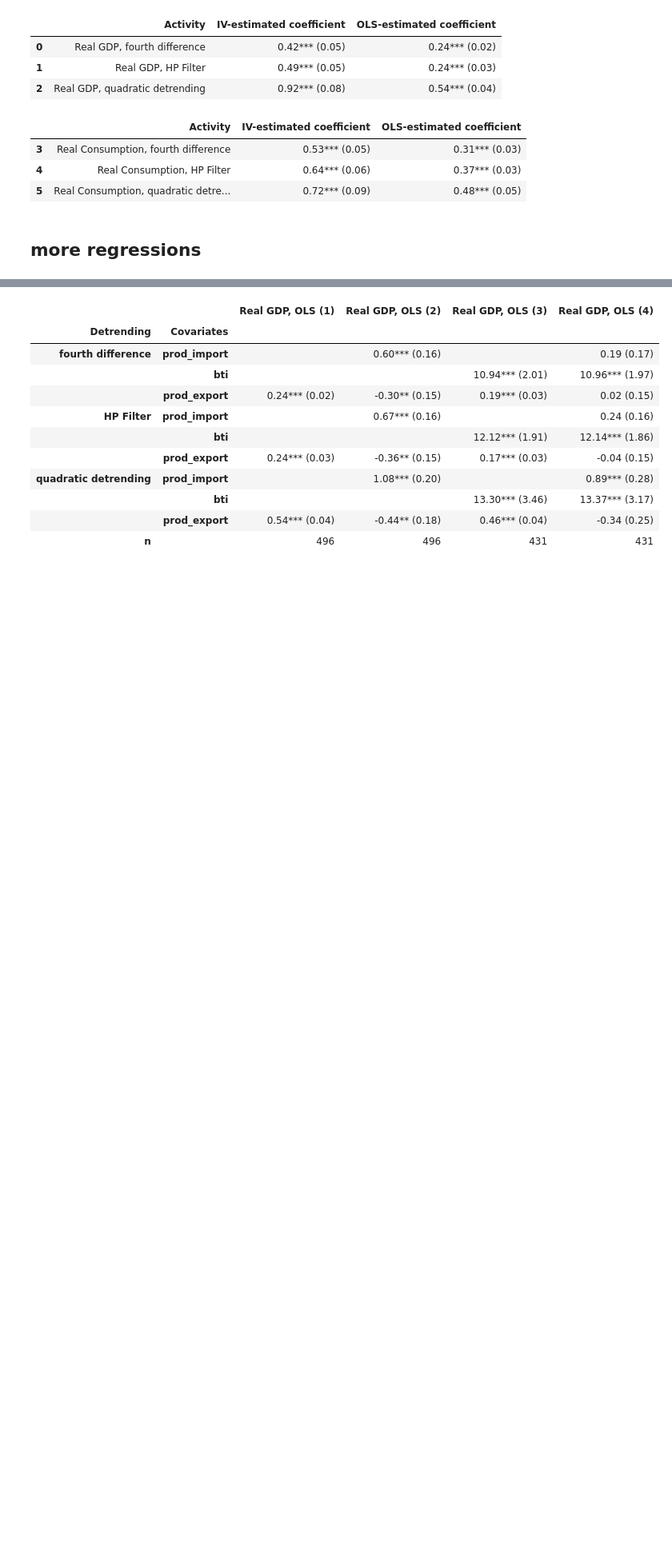
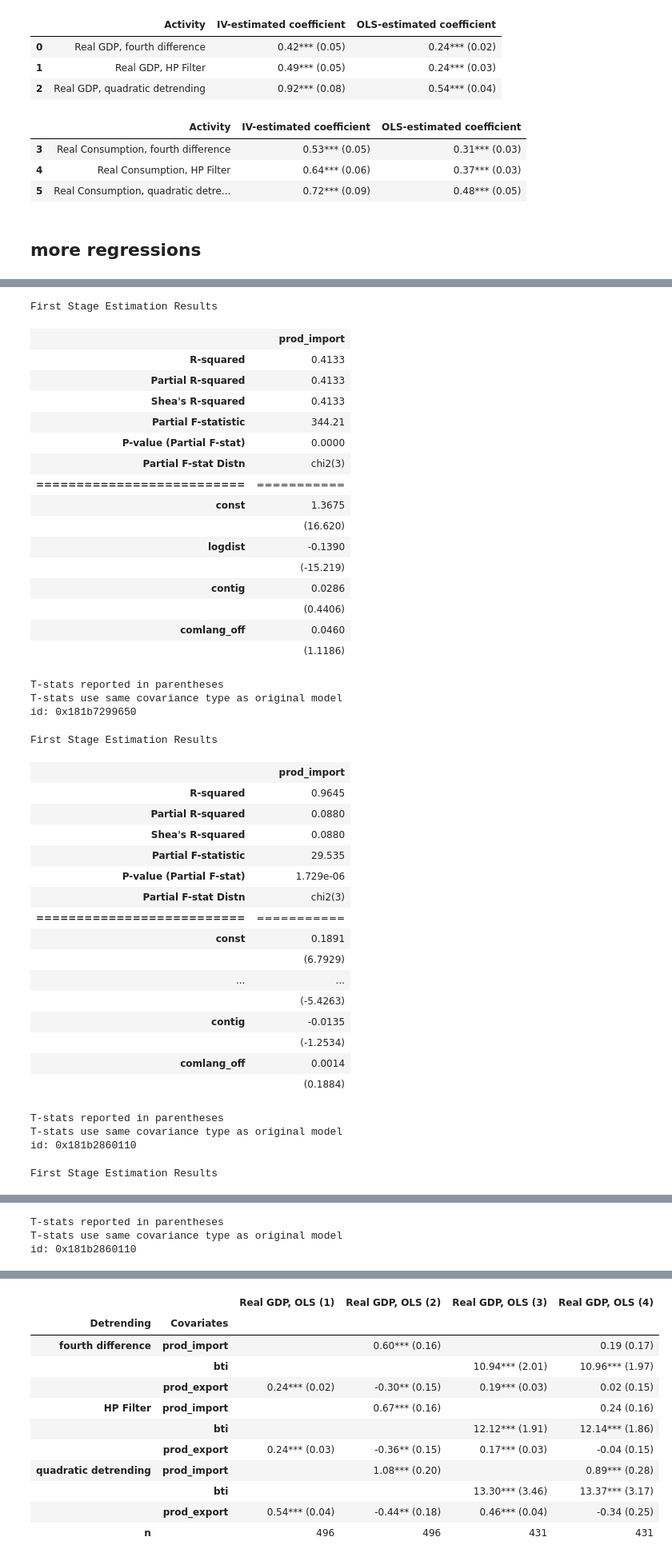
Before and after one commit to emilyfu1/correlationmodule, a Jupyter notebook: main.ipynb, the cells around one changed output, grey strips where cells are left out. Shown at 80% size. Cells and saved outputs as stored; diff of their text form; code cells hidden in the pictures; blank space fills up the shorter version.

```diff
--- a/main.ipynb
+++ b/main.ipynb
@@ -510,0 +573,45 @@ Notes:
+# %%
+for regression in cons_iv_results:
+    display(cons_iv_results[regression].first_stage)
+# %% [output]
+First Stage Estimation Results
+|  | prod_import |
+| R-squared | 0.4133 |
+| Partial R-squared | 0.4133 |
+| Shea's R-squared | 0.4133 |
+| Partial F-statistic | 344.21 |
+| P-value (Partial F-stat) | 0.0000 |
+| Partial F-stat Distn | chi2(3) |
+| ========================== | =========== |
+| const | 1.3675 |
+|  | (16.620) |
+| logdist | -0.1390 |
+|  | (-15.219) |
+| contig | 0.0286 |
+|  | (0.4406) |
+| comlang_off | 0.0460 |
+|  | (1.1186) |
+T-stats reported in parentheses
+T-stats use same covariance type as original model
+id: 0x181b7299650
+First Stage Estimation Results
+|  | prod_import |
+| R-squared | 0.9645 |
+| Partial R-squared | 0.0880 |
+| Shea's R-squared | 0.0880 |
+| Partial F-statistic | 29.535 |
+| P-value (Partial F-stat) | 1.729e-06 |
+| Partial F-stat Distn | chi2(3) |
+| ========================== | =========== |
+| const | 0.1891 |
+|  | (6.7929) |
+| ... | ... |
+|  | (-5.4263) |
+| contig | -0.0135 |
+|  | (-1.2534) |
+| comlang_off | 0.0014 |
+|  | (0.1884) |
+T-stats reported in parentheses
+T-stats use same covariance type as original model
+id: 0x181b2860110
+First Stage Estimation Results
@@ -510,0 +634,3 @@ Notes:
+T-stats reported in parentheses
+T-stats use same covariance type as original model
+id: 0x181b2860110
```
Also changed, not shown: parts of 11 cells of this notebook.
